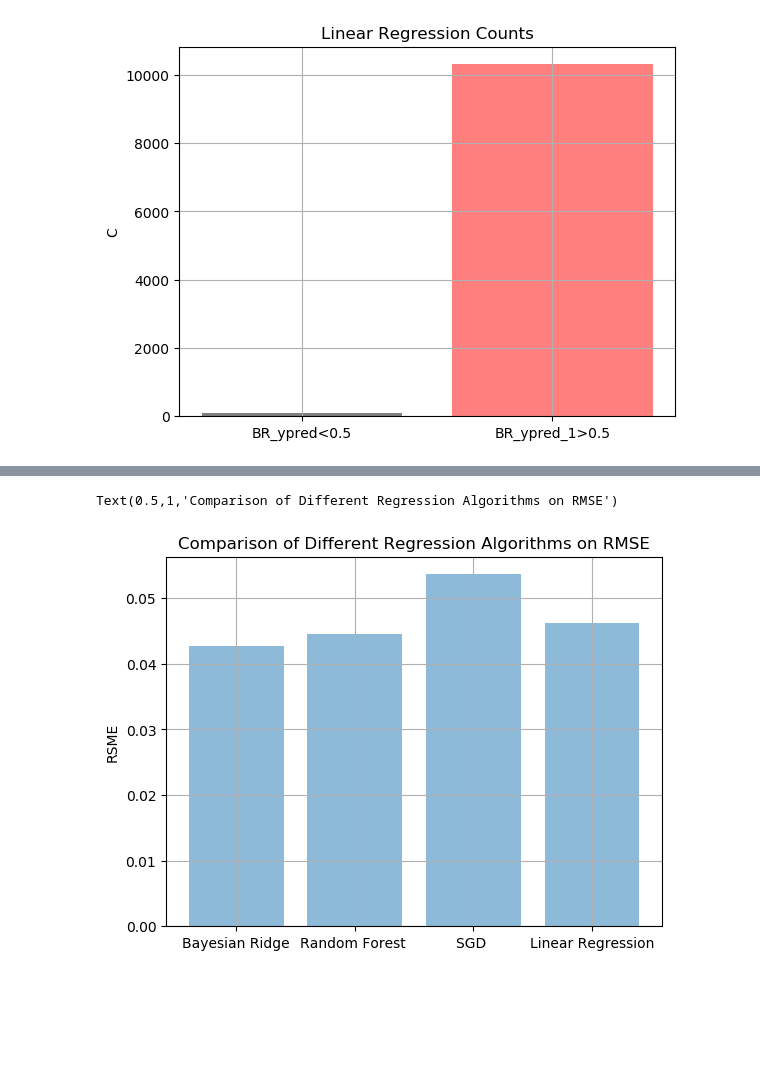
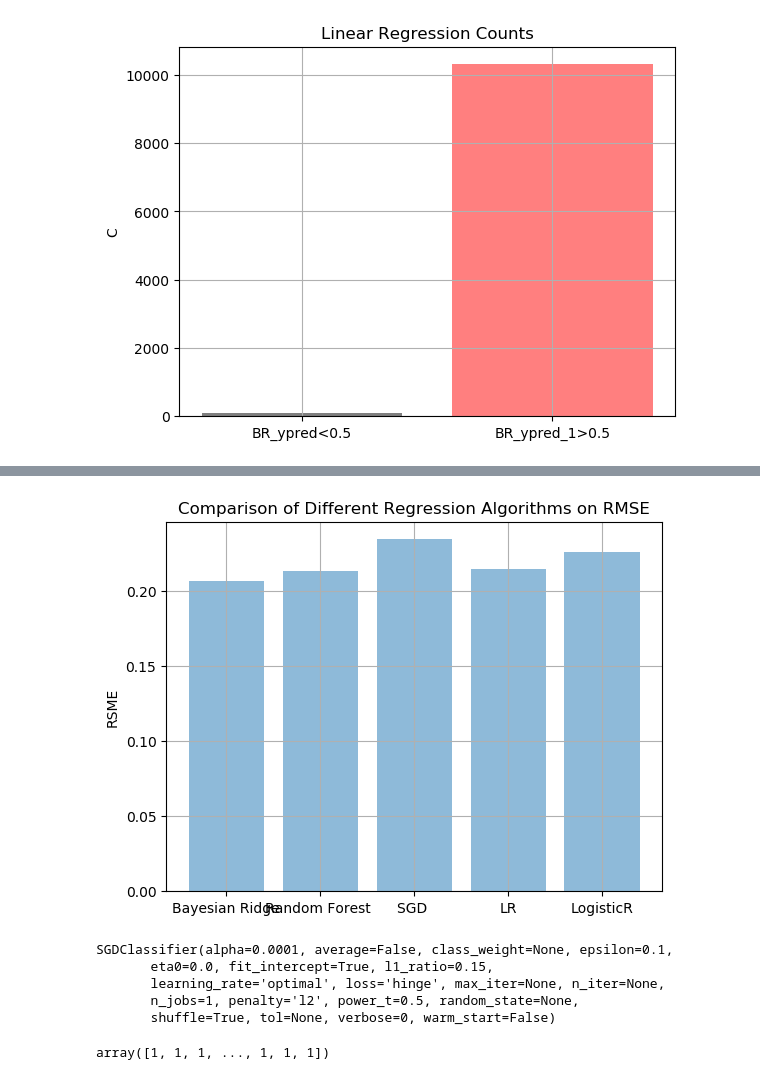
Before and after one commit to Bruce-Decker/CMPE255_GroupProject, a Jupyter notebook: 255_yunxiao.ipynb, the cells around one changed output, grey strips where cells are left out. Cells and saved outputs as stored; diff of their text form; code cells hidden in the pictures; blank space fills up the shorter version.

```diff
--- a/255_yunxiao.ipynb
+++ b/255_yunxiao.ipynb
@@ -311,0 +327,4 @@ plt.show()
+# %%
+LogisticRegression = LogisticRegression()
+# %%
+LogisticRegression.fit(X_train_onehot, y_train_kera)
@@ -311,0 +336,6 @@ plt.show()
+# %%
+y_pred_LGR=LogisticRegression.predict(X_test_onehot)
+# %%
+from sklearn.metrics import mean_squared_error,r2_score
+LGR_RMSE = sqrt(mean_squared_error(y_test_kera,y_pred_LGR))
+LGR_RMSE
@@ -312,13 +375,13 @@ plt.show()
 # %%
-objects = ('Bayesian Ridge', 'Random Forest ', 'SGD ', 'Linear Regression')
+objects = ('Bayesian Ridge', 'Random Forest ', 'SGD ', 'LR','LogisticR')
 y_pos = np.arange(len(objects))
-performance = [BR_RMSE, RF_RMSE, SGD_RMSE, LR_RMSE]
+performance = [BR_RMSE, RF_RMSE, SGD_RMSE, LR_RMSE,LGR_RMSE]
 
 plt.bar(y_pos, performance, align = 'center', alpha = 0.5)
 plt.xticks(y_pos, objects)
 plt.grid()
 plt.ylabel('RSME')
 plt.title('Comparison of Different Regression Algorithms on RMSE')
+plt.show()
 # %% [output]
-Text(0.5,1,'Comparison of Different Regression Algorithms on RMSE')
-[figure, old version]
+[figure, new version]
@@ -324,0 +392,8 @@ Text(0.5,1,'Comparison of Different Regression Algorithms on RMSE')
+# %%
+SGDClassifier.fit(X_train_onehot, y_train_kera)
+# %% [output]
+SGDClassifier(alpha=0.0001, average=False, class_weight=None, epsilon=0.1,
+       eta0=0.0, fit_intercept=True, l1_ratio=0.15,
+       learning_rate='optimal', loss='hinge', max_iter=None, n_iter=None,
+       n_jobs=1, penalty='l2', power_t=0.5, random_state=None,
+       shuffle=True, tol=None, verbose=0, warm_start=False)
@@ -324,0 +402,4 @@ Text(0.5,1,'Comparison of Different Regression Algorithms on RMSE')
+# %%
+y_pred_SGD_Clf
+# %% [output]
+array([1, 1, 1, ..., 1, 1, 1])
```
Also changed, not shown: parts of 30 cells of this notebook.
